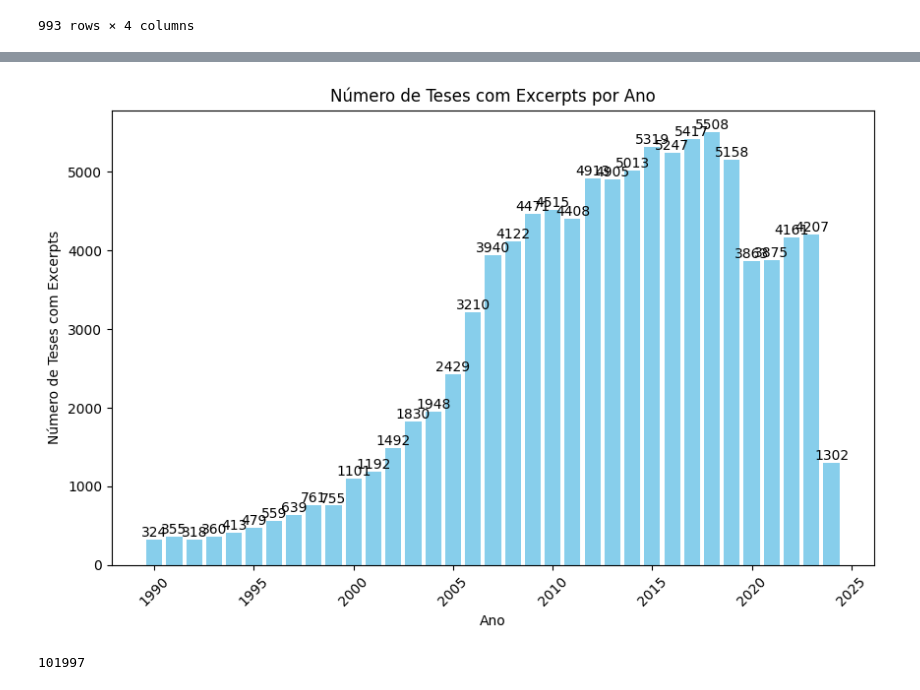
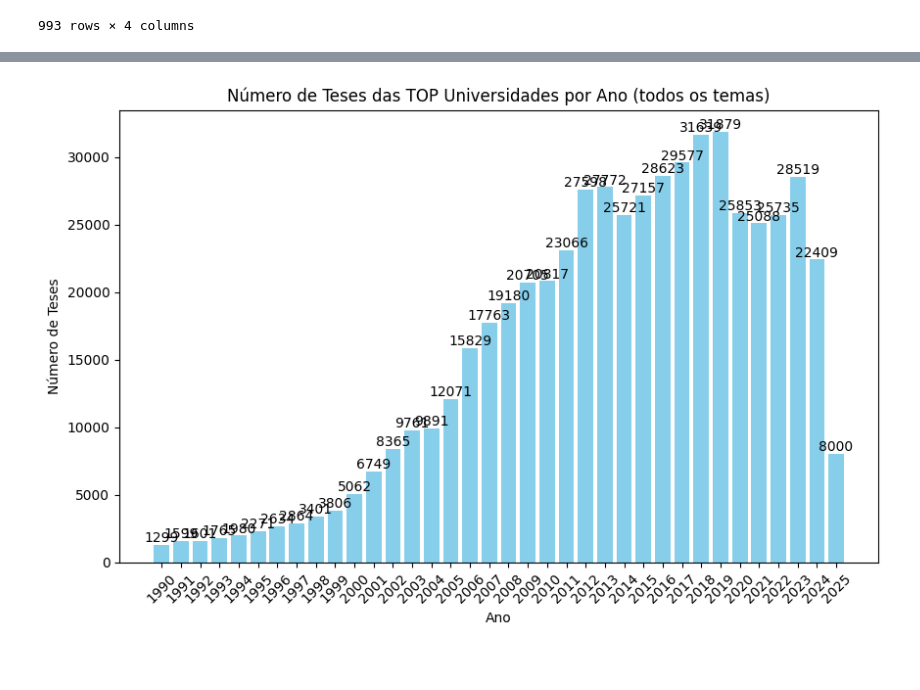
Before and after one commit to fabiocorreacordeiro/Indigenous-Slavery-KG, a Jupyter notebook: EDA.ipynb, the cells around one changed output, grey strips where cells are left out. Drawn from its saved outputs; the diff is of its cells as text; code cells hidden in the pictures; blank space fills up the shorter version.

```diff
--- a/EDA.ipynb
+++ b/EDA.ipynb
@@ -225,4 +227,7 @@ tese_top_universities
 | 992 | 79 | 2024.0 | Universidade de São Paulo (USP) | 1302 |
 993 rows × 4 columns
 # %%
-tese_USP
+tese_top_universities = tese_top_universities[['Ano de defesa', 0]].groupby('Ano de defesa').sum().reset_index()
+tese_top_universities = tese_top_universities.rename(columns={0: 'Total_teses', 'Ano de defesa': 'Ano'})
+tese_top_universities['Ano'] = tese_top_universities['Ano'].astype(int).astype(str) #.apply(int).apply(str)
+#tese_top_universities
@@ -243,23 +234,30 @@ tese_USP
 # %%
 #teses_por_ano = pd.DataFrame(tese_USP, columns=['Ano', 'Instituição de defesa', 'Total_teses'])
 
 #plotting the number of theses with excerpts per year
 plt.figure(figsize=(10,6))
 
 # Create the bar chart and store the bar container
-bars = plt.bar(tese_USP['Ano de defesa'][45:], tese_USP['total_teses'][45:], color='skyblue')
+bars = plt.bar(tese_top_universities['Ano'][91:], tese_top_universities['Total_teses'][91:], color='skyblue')
 
 # Add labels to each bar
 plt.bar_label(bars)
 
 plt.xlabel('Ano')
-plt.ylabel('Número de Teses com Excerpts')
-plt.title('Número de Teses com Excerpts por Ano')
+plt.ylabel('Número de Teses')
+plt.title('Número de Teses das TOP Universidades por Ano (todos os temas)')
 plt.xticks(rotation=45)
 plt.show()
 # %% [output]
-[figure, old version]
+[figure, new version]
 # %%
-len(teses_BDTD)
+#proporcao_de_teses = pd.merge(tese_top_universities, teses_por_ano, on='Ano', how='left', suffixes=('_todos_temas', '_todas_as_teses'))
+proporcao_de_teses = pd.merge(tese_top_universities, teses_por_ano, on='Ano', how='left', suffixes=('_todos_temas', '_no_grafo'))
+proporcao_de_teses = pd.merge(proporcao_de_teses, teses_com_excerpts_por_ano, on='Ano', how='left', suffixes=('', '_teses_com_excerpts'))
+#tese_top_universities.join(teses_por_ano, on='Ano', how='left', lsuffix='_todos_temas', rsuffix='_todas_as_teses')
+proporcao_de_teses.rename(columns={'Total_teses': 'Total_teses_no_grafo_com_excerpts'}, inplace=True)
+proporcao_de_teses['teses_no_grafo_por_todos_os_temas'] = (proporcao_de_teses['Total_teses_no_grafo'] / proporcao_de_teses['Total_teses_todos_temas']) * 100
+proporcao_de_teses['teses_no_grafo_por_todos_os_temas'] = proporcao_de_teses['teses_no_grafo_por_todos_os_temas'].round(decimals=2)
+proporcao_de_teses['Total_teses_no_grafo_com_excerpts_por_todos_os_temas'] = (proporcao_de_teses['Total_teses_no_grafo_com_excerpts'] / proporcao_de_teses['Total_teses_todos_temas']) * 100
+proporcao_de_teses['Total_teses_no_grafo_com_excerpts_por_todos_os_temas'] = proporcao_de_teses['Total_teses_no_grafo_com_excerpts_por_todos_os_temas'].round(decimals=2)
+#proporcao_de_teses
-# %% [output]
-101997
```
Also changed, not shown: parts of 10 cells of this notebook, 1 other file.
